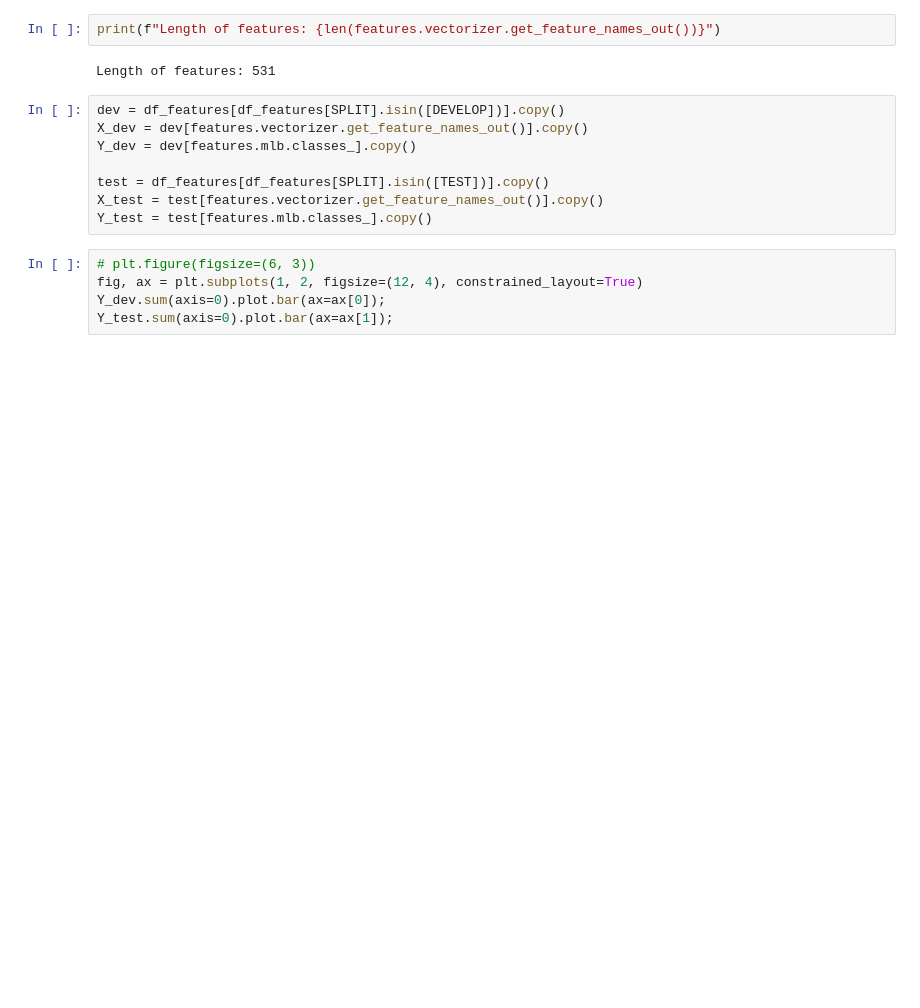
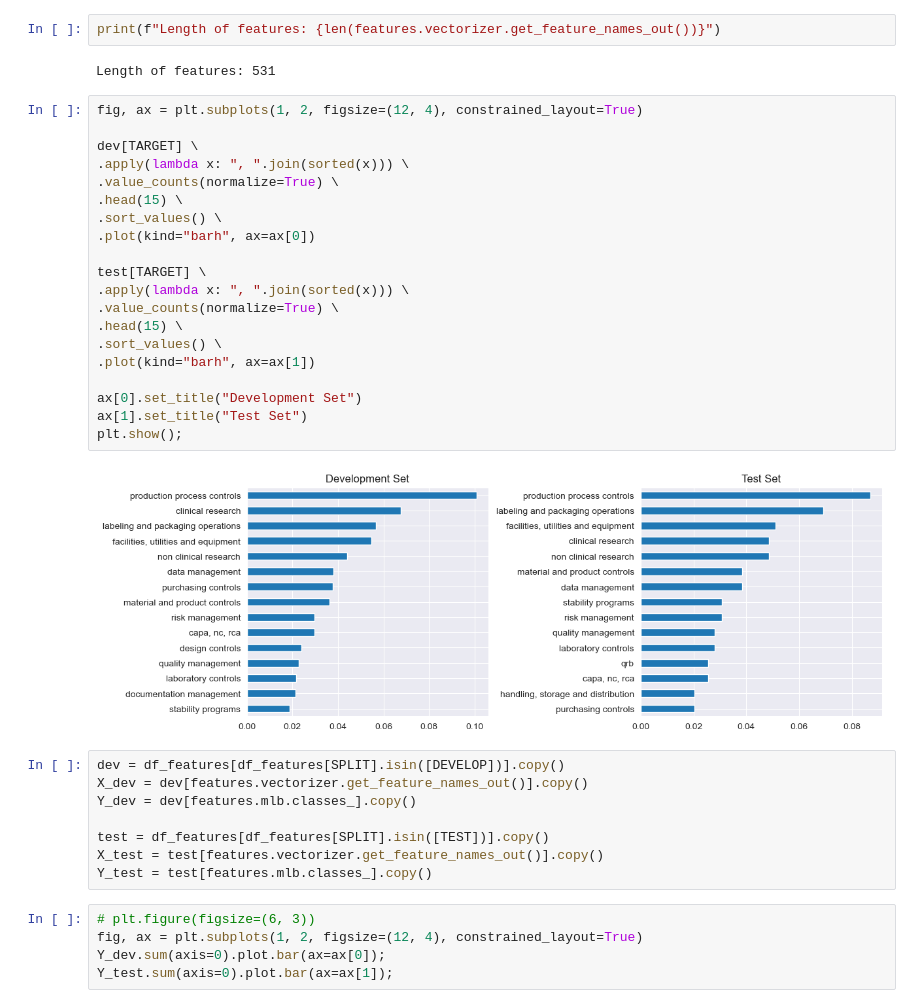
Before and after one commit to vishu-tyagi/JNJ-Capstone-Project, a Jupyter notebook: notebooks/baseline.ipynb, the cells around one changed output. Saved outputs shown, nothing was run; the diff lists cells and outputs as text; blank space fills up the shorter version.

```diff
--- a/notebooks/baseline.ipynb
+++ b/notebooks/baseline.ipynb
@@ -69,6 +69,28 @@ Feature Length
 print(f"Length of features: {len(features.vectorizer.get_feature_names_out())}")
 # %% [output]
 Length of features: 531
+# %%
+fig, ax = plt.subplots(1, 2, figsize=(12, 4), constrained_layout=True)
+
+dev[TARGET] \
+.apply(lambda x: ", ".join(sorted(x))) \
+.value_counts(normalize=True) \
+.head(15) \
+.sort_values() \
+.plot(kind="barh", ax=ax[0])
+
+test[TARGET] \
+.apply(lambda x: ", ".join(sorted(x))) \
+.value_counts(normalize=True) \
+.head(15) \
+.sort_values() \
+.plot(kind="barh", ax=ax[1])
+
+ax[0].set_title("Development Set")
+ax[1].set_title("Test Set")
+plt.show();
+# %% [output]
+[figure, added]
 # %%
 dev = df_features[df_features[SPLIT].isin([DEVELOP])].copy()
 X_dev = dev[features.vectorizer.get_feature_names_out()].copy()
```
Also changed, not shown: parts of 20 cells of this notebook, 1 other file.
